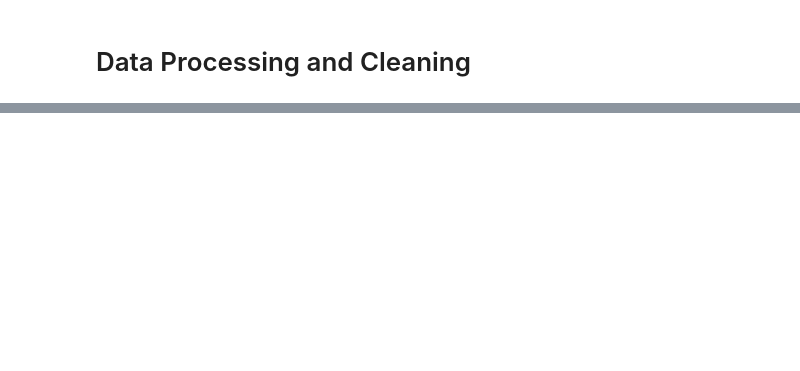
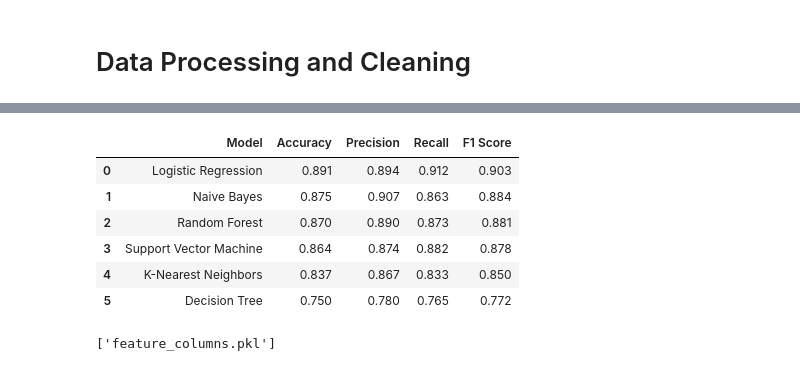
Before and after one commit to sanjayyalla/heart-stroke-prediction, a Jupyter notebook: model/heart_model.ipynb, the cells around one changed output, grey strips where cells are left out. Drawn from its saved outputs; the diff is of its cells as text; code cells hidden in the pictures; blank space fills up the shorter version.

```diff
--- a/model/heart_model.ipynb
+++ b/model/heart_model.ipynb
@@ -211,0 +263,2 @@ from sklearn.preprocessing import StandardScaler
+# %%
+res = []
@@ -211,0 +285,4 @@ from sklearn.preprocessing import StandardScaler
+# %%
+results_df = pd.DataFrame(res)
+# %%
+results_df.sort_values(by='Accuracy', ascending=False, inplace=True)
@@ -211,0 +299,12 @@ from sklearn.preprocessing import StandardScaler
+# %%
+best_model_name = results_df.iloc[0]['Model']
+best_model = models[best_model_name]
+
+y_pred = best_model.predict(X_test)
+
+print("Best Model:", best_model_name)
+print("\nConfusion Matrix:")
+print(confusion_matrix(y_test, y_pred))
+
+print("\nClassification Report:")
+print(classification_report(y_test, y_pred))
@@ -211,0 +327,44 @@ from sklearn.preprocessing import StandardScaler
+# %%
+
+from sklearn.metrics import (
+    accuracy_score,
+    precision_score,
+    recall_score,
+    f1_score
+)
+
+results = []
+
+for name, model in models.items():
+    model.fit(X_train, y_train)
+    y_pred = model.predict(X_test)
+
+    results.append({
+        "Model": name,
+        "Accuracy": accuracy_score(y_test, y_pred),
+        "Precision": precision_score(y_test, y_pred, zero_division=0),
+        "Recall": recall_score(y_test, y_pred, zero_division=0),
+        "F1 Score": f1_score(y_test, y_pred, zero_division=0)
+    })
+
+results_df = pd.DataFrame(results)
+results_df = results_df.sort_values(
+    by="F1 Score", ascending=False
+).reset_index(drop=True)
+
+results_df.round(3)
+# %% [output]
+|  | Model | Accuracy | Precision | Recall | F1 Score |
+| 0 | Logistic Regression | 0.891 | 0.894 | 0.912 | 0.903 |
+| 1 | Naive Bayes | 0.875 | 0.907 | 0.863 | 0.884 |
+| 2 | Random Forest | 0.870 | 0.890 | 0.873 | 0.881 |
+| 3 | Support Vector Machine | 0.864 | 0.874 | 0.882 | 0.878 |
+| 4 | K-Nearest Neighbors | 0.837 | 0.867 | 0.833 | 0.850 |
+| 5 | Decision Tree | 0.750 | 0.780 | 0.765 | 0.772 |
+# %%
+import joblib
+joblib.dump(best_model, 'best_model.pkl')
+joblib.dump(scaler, 'scaler.pkl')
+joblib.dump(X.columns.tolist(), 'feature_columns.pkl')
+# %% [output]
+['feature_columns.pkl']
```
Also changed, not shown: parts of 23 cells of this notebook, 5 other files.
